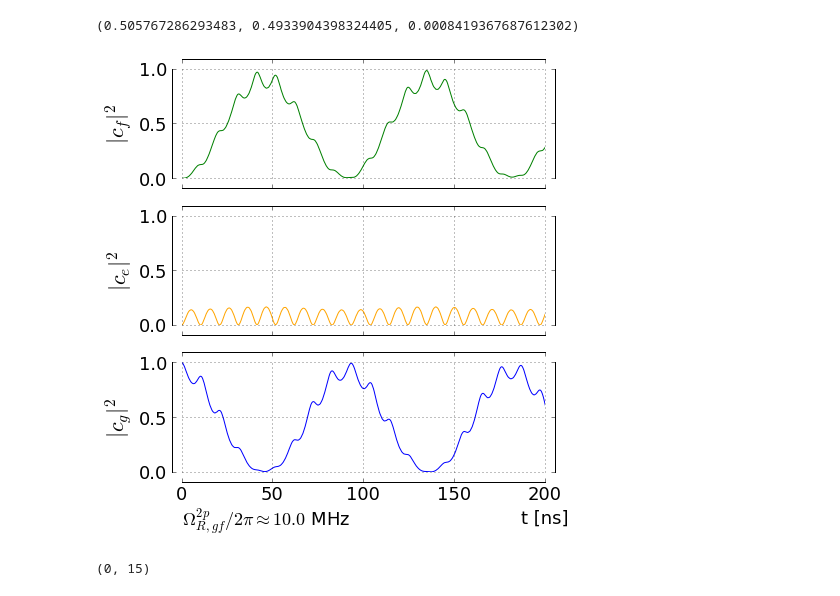
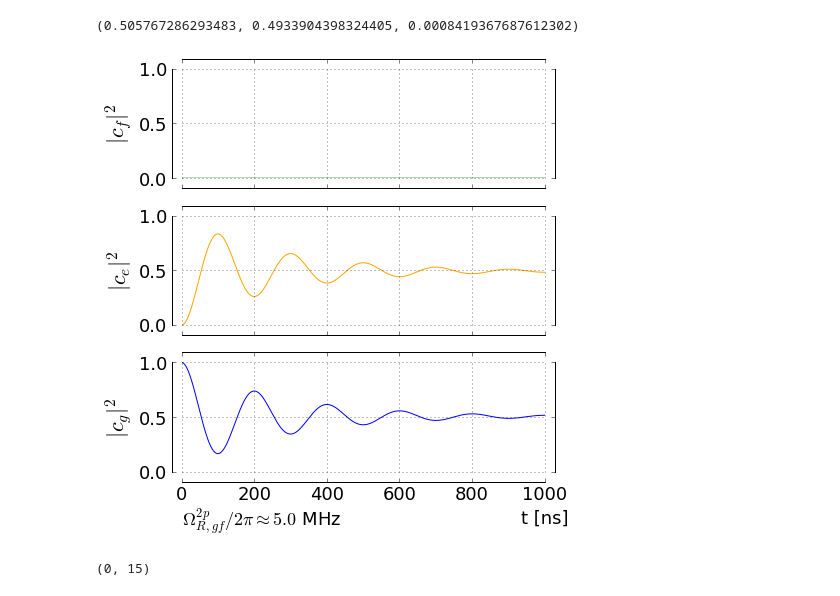
Before and after one commit to vdrhtc/Xmons, a Jupyter notebook: Qutip/Single transmon dynamics.ipynb, the cells around one changed output. Cells and saved outputs as stored; diff of their text form; code cells hidden in the pictures.

```diff
--- a/Qutip/Single transmon dynamics.ipynb
+++ b/Qutip/Single transmon dynamics.ipynb
@@ -36,7 +44,7 @@ E_J()/E_C(), E_J()/2/pi, E_C()/2/pi*1e3
 (104.24114800731282, 22.435277135741867, 215.22477030057235)
 # %%
 N_q = 7
-gamma = .0025
+gamma = .005
 # %%
 def n():
     return Qobj((diag(arange(-N_q, N_q+1, 1))))
@@ -44,7 +52,7 @@ def H_q():
     return 4*E_C()*n()**2+ E_J()/2*(Qobj(diag(ones(2*N_q), 1) + diag(ones(2*N_q), -1)))
 def c():
     evals, evecs = H_q().eigenstates()
-    return sum([n().matrix_element(evecs[j], evecs[j+1])/n().matrix_element(evecs[0], evecs[1])*evecs[j]*evecs[j+1].dag() for j in range(0, N_q)])
+    return sum([n().matrix_element(evecs[j], evecs[j+1])/n().matrix_element(evecs[0], evecs[1])*evecs[j]*evecs[j+1].dag() for j in range(0, 2*N_q)])
 # %%
 evals, evecs = H_q().eigenstates()
 # %%
@@ -67,8 +75,8 @@ sigma_z_N = evecs[1]*evecs[1].dag() - evecs[0]*evecs[0].dag()
 sigma_x_N = evecs[0]*evecs[1].dag() + evecs[1]*evecs[0].dag()
 sigma_y_N = 1j*(-evecs[1]*evecs[0].dag() + evecs[0]*evecs[1].dag())
 # %%
-Ts = linspace(0, 400, 1000)
-f_q_2D = 0.01*2*pi
+Ts = linspace(0, 1000, 500)
+f_q_2D = 0.005*2*pi
 f_q = f_q_2D/(evecs[0].dag()*n()*evecs[1]).data[0,0]
 
 # two-photon
@@ -78,16 +86,16 @@ w_2p = (evals[2]-evals[0])/2
 f_q_2p = sqrt(f_q_2D*2/n_fe_n_eg*(w_ge - w_2p))
 
 args = {}
-# args["omega"] = w_ge
-args["omega"] = (evals[2]-evals[0])/2
+args["omega"] = w_ge
+# args["omega"] = (evals[2]-evals[0])/2
 
 
-opts = Options(nsteps=100000)
+opts = Options(nsteps=10e3)
 # states_2D = mesolve([(evals[1]-evals[0])/2*sigmaz(), [sigmax()*f_q_2D, "cos(omega*t-pi/2)"]],
 #                 (basis(2,1)), Ts, [], [], args = args, options=opts, progress_bar=True).states#sqrt(gamma)*sigmam()
-# states = mesolve([H_q(), [n()*f_q, "cos(omega*t)"]], ket2dm(evecs[0]),
-#                  Ts, [sqrt(gamma)*c()], [], args=args, options=opts, progress_bar=True).states
-states = mesolve([H_q(), [n()*f_q_2p, "cos(omega*t)"]], evecs[0],
-                 Ts, [], [], args=args, options=opts, progress_bar=True).states
+states = mesolve([H_q(), [n()*f_q, "cos(omega*t)"]], ket2dm(evecs[0]), #(evecs[0]+evecs[1])/sqrt(2),
+                 Ts, [sqrt(gamma)*c()], [], args=args, options=opts, progress_bar=True).states#
+# states = mesolve([H_q(), [n()*f_q_2p, "cos(omega*t)"]], evecs[0],
+#                  Ts, [], [], args=args, options=opts, progress_bar=True).states
 # states = mesolve([H_q(), [(Qobj(diag(ones(2*N_q), 1) + diag(ones(2*N_q), -1))), f_q*sin((evals[1]-evals[0])*Ts)]], evecs[0], Ts, [], [], progress_bar=True).states
 # %% [output]
@@ -104,11 +112,11 @@ Total run time:  13.56s
 # %%
-c0s = [abs((state.dag()*evecs[0]).data[0,0])**2 for state in states]
-c1s = [abs((state.dag()*evecs[1]).data[0,0])**2 for state in states]
-c2s = [abs((state.dag()*evecs[2]).data[0,0])**2 for state in states]
-c3s = [abs((state.dag()*evecs[3]).data[0,0])**2 for state in states]
+# c0s = [abs((state.dag()*evecs[0]).data[0,0])**2 for state in states]
+# c1s = [abs((state.dag()*evecs[1]).data[0,0])**2 for state in states]
+# c2s = [abs((state.dag()*evecs[2]).data[0,0])**2 for state in states]
+# c3s = [abs((state.dag()*evecs[3]).data[0,0])**2 for state in states]
 
-# c0s = [abs((state.dag()*(evecs[0]*evecs[0].dag())).tr()) for state in states]
-# c1s = [abs((state.dag()*(evecs[1]*evecs[1].dag())).tr()) for state in states]
-# c2s = [abs((state.dag()*(evecs[2]*evecs[2].dag())).tr()) for state in states]
-# c3s = [abs((state.dag()*(evecs[3]*evecs[3].dag())).tr()) for state in states]
+c0s = [abs((state.dag()*(evecs[0]*evecs[0].dag())).tr()) for state in states]
+c1s = [abs((state.dag()*(evecs[1]*evecs[1].dag())).tr()) for state in states]
+c2s = [abs((state.dag()*(evecs[2]*evecs[2].dag())).tr()) for state in states]
+c3s = [abs((state.dag()*(evecs[3]*evecs[3].dag())).tr()) for state in states]
 # %%
@@ -188,27 +196,27 @@ c0s[-1], c1s[-1], c2s[-1]
 # %%
 fig, axes = plt.subplots(nrows = 3, ncols=1, figsize=(7,7))
 
 lines = [c0s, c1s, c2s, c3s]
 colors = ["blue", "orange", "green", "red"]
 state_letters = ["g", "e", "f", "d"]
 for idx, cs, ax in zip(range(0, 4), lines, axes[::-1]):
     ax.plot(Ts, cs, color = colors[idx])
     spines(ax)
     ax.set_ylim(0, 1)
     ax.grid()
     ax.set_yticks((0,.5,1))
     ax.set_ylabel("$|c_%s|^2$"%state_letters[idx], fontsize=22)
-    ax.set_xlim(0,200)
+    ax.set_xlim(0,1000)
     if idx > 0:
         ax.set_xticklabels([])
     else:
         ax.set_xlabel("t [ns]",position=(1,0))
         ax.annotate(r"$\Omega_{R, gf}^{2p}/2\pi \approx %.1f$ MHz"%(1e3*f_q_2D/2/pi), (0,0), xytext=(0,-.5), textcoords="axes fraction")
 #         ax.annotate("$\Omega_R/2\pi = f_q n_{ge}/2\pi = %.1f$ MHz"%(1e3*f_q_2D/2/pi), (0,0), xytext=(0,-.8), textcoords="axes fraction")
 plt.tight_layout()
-plt.savefig("tr_2p_%.0fMHz_dr.pdf"%(1e3*f_q_2D/2/pi), format="pdf", bbox_inches="tight")
+# plt.savefig("tr_2p_%.0fMHz_dr.pdf"%(1e3*f_q_2D/2/pi), format="pdf", bbox_inches="tight")
 # %% [output]
-[figure, old version]
+[figure, new version]
 # %%
 plot(fftfreq(int(1e4), Ts[1]-Ts[0])*1e3, abs(fft(c2s, n=int(1e4))))
 plt.xlim(0,15)
```
Also changed, not shown: parts of 4 cells of this notebook, 7 other files.
